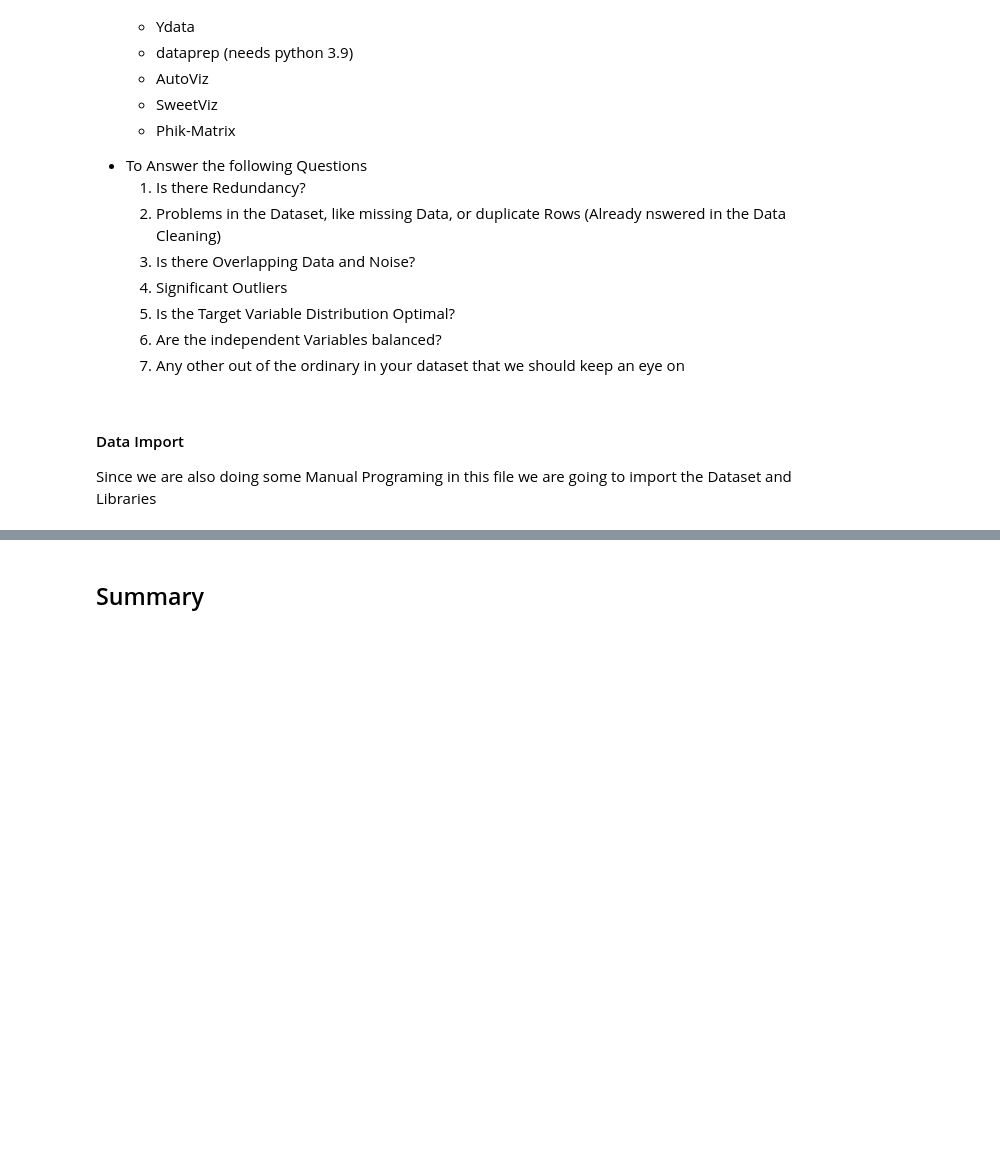
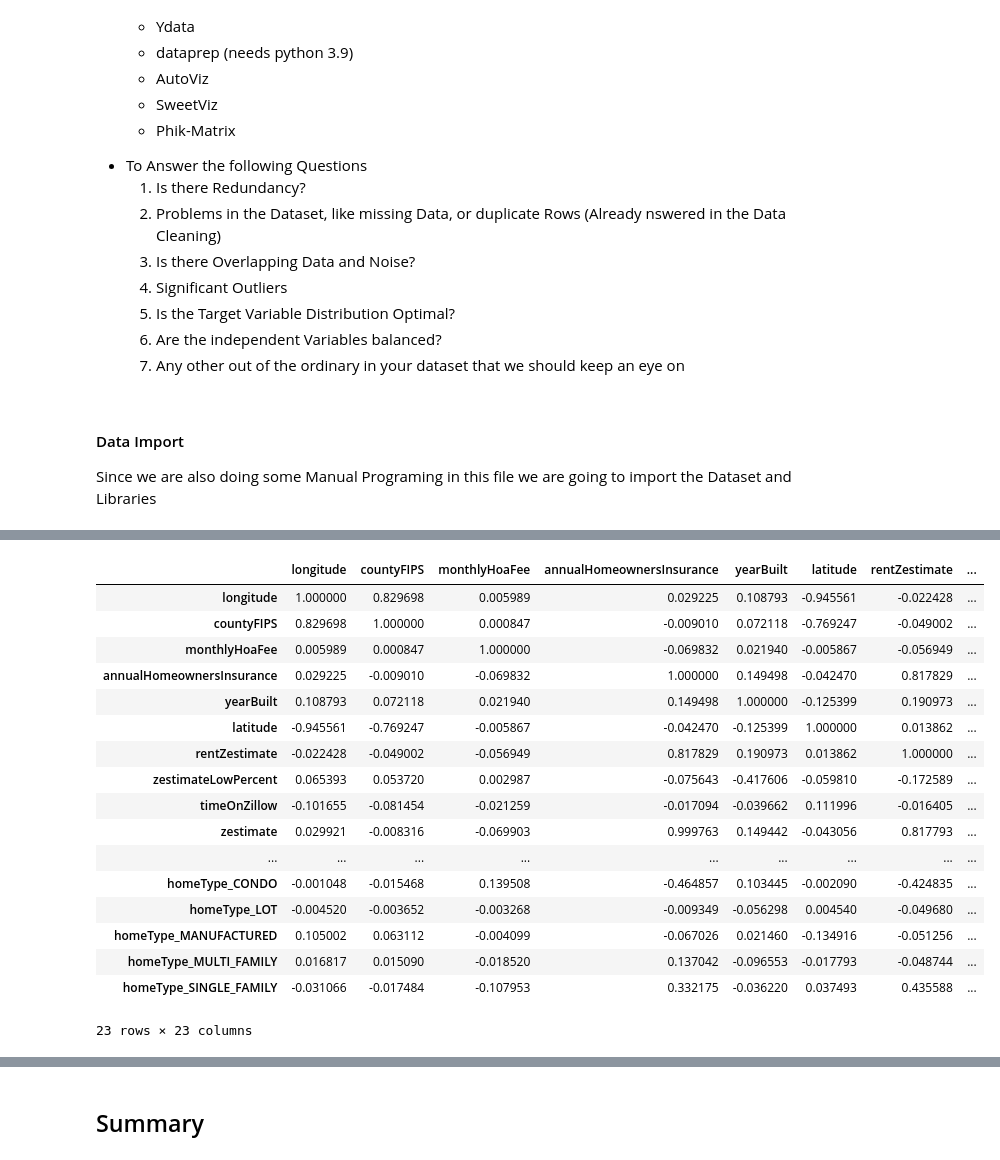
Before and after one commit to Jan-PhilipSchreiber/DeepLAdDA, a Jupyter notebook: 2AdDA/LectureHomework/report/1.1regression_hw.ipynb, the cells around one changed output, grey strips where cells are left out. Saved outputs shown, nothing was run; the diff lists cells and outputs as text; code cells hidden in the pictures; blank space fills up the shorter version.

```diff
--- a/2AdDA/LectureHomework/report/1.1regression_hw.ipynb
+++ b/2AdDA/LectureHomework/report/1.1regression_hw.ipynb
@@ -81,0 +44,3 @@ print(len(bad_indexes))
+# %%
+df = pd.read_csv("Clean_Zillow.csv")
+df.head()
@@ -81,0 +62,23 @@ print(len(bad_indexes))
+# %%
+cf=df.drop(["state","city"],axis=1)
+correlations = cf.corr()
+correlations
+# %% [output]
+|  | longitude | countyFIPS | monthlyHoaFee | annualHomeownersInsurance | yearBuilt | latitude | rentZestimate | ... |
+| longitude | 1.000000 | 0.829698 | 0.005989 | 0.029225 | 0.108793 | -0.945561 | -0.022428 | ... |
+| countyFIPS | 0.829698 | 1.000000 | 0.000847 | -0.009010 | 0.072118 | -0.769247 | -0.049002 | ... |
+| monthlyHoaFee | 0.005989 | 0.000847 | 1.000000 | -0.069832 | 0.021940 | -0.005867 | -0.056949 | ... |
+| annualHomeownersInsurance | 0.029225 | -0.009010 | -0.069832 | 1.000000 | 0.149498 | -0.042470 | 0.817829 | ... |
+| yearBuilt | 0.108793 | 0.072118 | 0.021940 | 0.149498 | 1.000000 | -0.125399 | 0.190973 | ... |
+| latitude | -0.945561 | -0.769247 | -0.005867 | -0.042470 | -0.125399 | 1.000000 | 0.013862 | ... |
+| rentZestimate | -0.022428 | -0.049002 | -0.056949 | 0.817829 | 0.190973 | 0.013862 | 1.000000 | ... |
+| zestimateLowPercent | 0.065393 | 0.053720 | 0.002987 | -0.075643 | -0.417606 | -0.059810 | -0.172589 | ... |
+| timeOnZillow | -0.101655 | -0.081454 | -0.021259 | -0.017094 | -0.039662 | 0.111996 | -0.016405 | ... |
+| zestimate | 0.029921 | -0.008316 | -0.069903 | 0.999763 | 0.149442 | -0.043056 | 0.817793 | ... |
+| ... | ... | ... | ... | ... | ... | ... | ... | ... |
+| homeType_CONDO | -0.001048 | -0.015468 | 0.139508 | -0.464857 | 0.103445 | -0.002090 | -0.424835 | ... |
+| homeType_LOT | -0.004520 | -0.003652 | -0.003268 | -0.009349 | -0.056298 | 0.004540 | -0.049680 | ... |
+| homeType_MANUFACTURED | 0.105002 | 0.063112 | -0.004099 | -0.067026 | 0.021460 | -0.134916 | -0.051256 | ... |
+| homeType_MULTI_FAMILY | 0.016817 | 0.015090 | -0.018520 | 0.137042 | -0.096553 | -0.017793 | -0.048744 | ... |
+| homeType_SINGLE_FAMILY | -0.031066 | -0.017484 | -0.107953 | 0.332175 | -0.036220 | 0.037493 | 0.435588 | ... |
+23 rows × 23 columns
```
Also changed, not shown: parts of 55 cells of this notebook, 2 other files.
